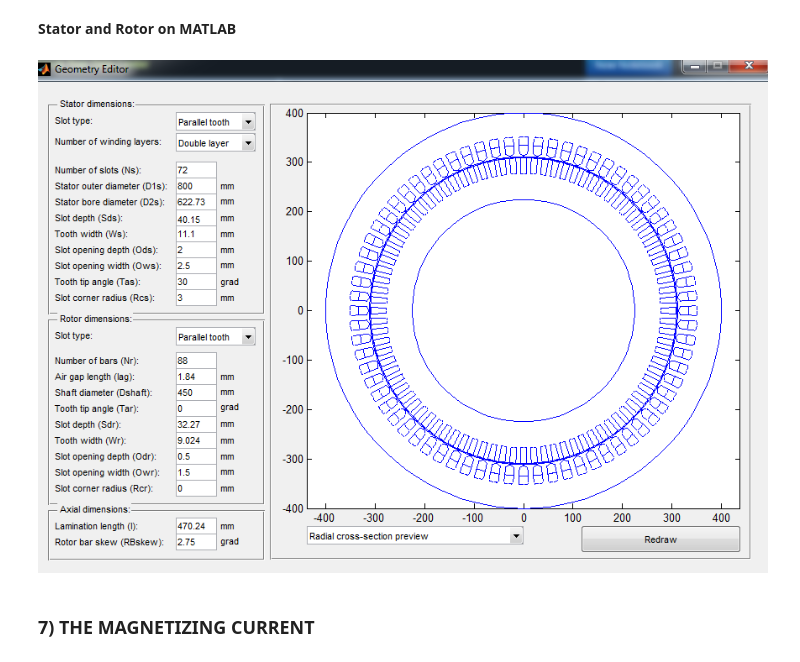
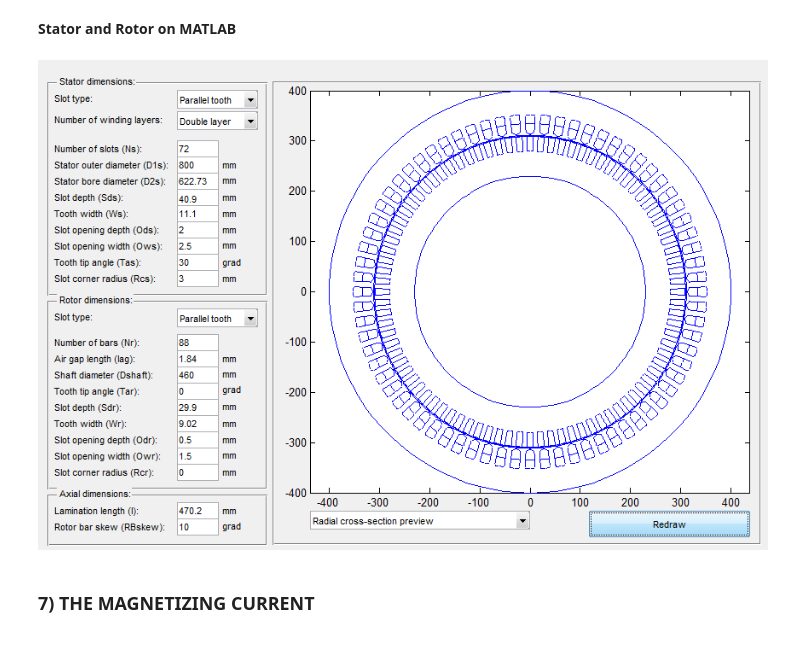
Before and after one commit to odtu/EE564, a Jupyter notebook: TRAIN/berkince/Project2_TrainTractionMotor.ipynb, the cells around one changed output. Saved outputs shown, nothing was run; the diff lists cells and outputs as text; code cells hidden in the pictures.

Commit message:
Operation ch. and some matlab results

```diff
--- a/TRAIN/berkince/Project2_TrainTractionMotor.ipynb
+++ b/TRAIN/berkince/Project2_TrainTractionMotor.ipynb
@@ -415,9 +415,9 @@ a_end_ring= 54.77126581 mm
 **Stator and Rotor on MATLAB**
 # %%
 from IPython.display import Image
-Image(filename='matlab_slots.png')
+Image(filename='Motor_full.png')
 # %% [output]
-[figure, old version]
+[figure, new version]
 # %% [markdown]
 ### 7) THE MAGNETIZING CURRENT
 # %% [markdown]
```
Also changed, not shown: parts of 26 cells of this notebook.
